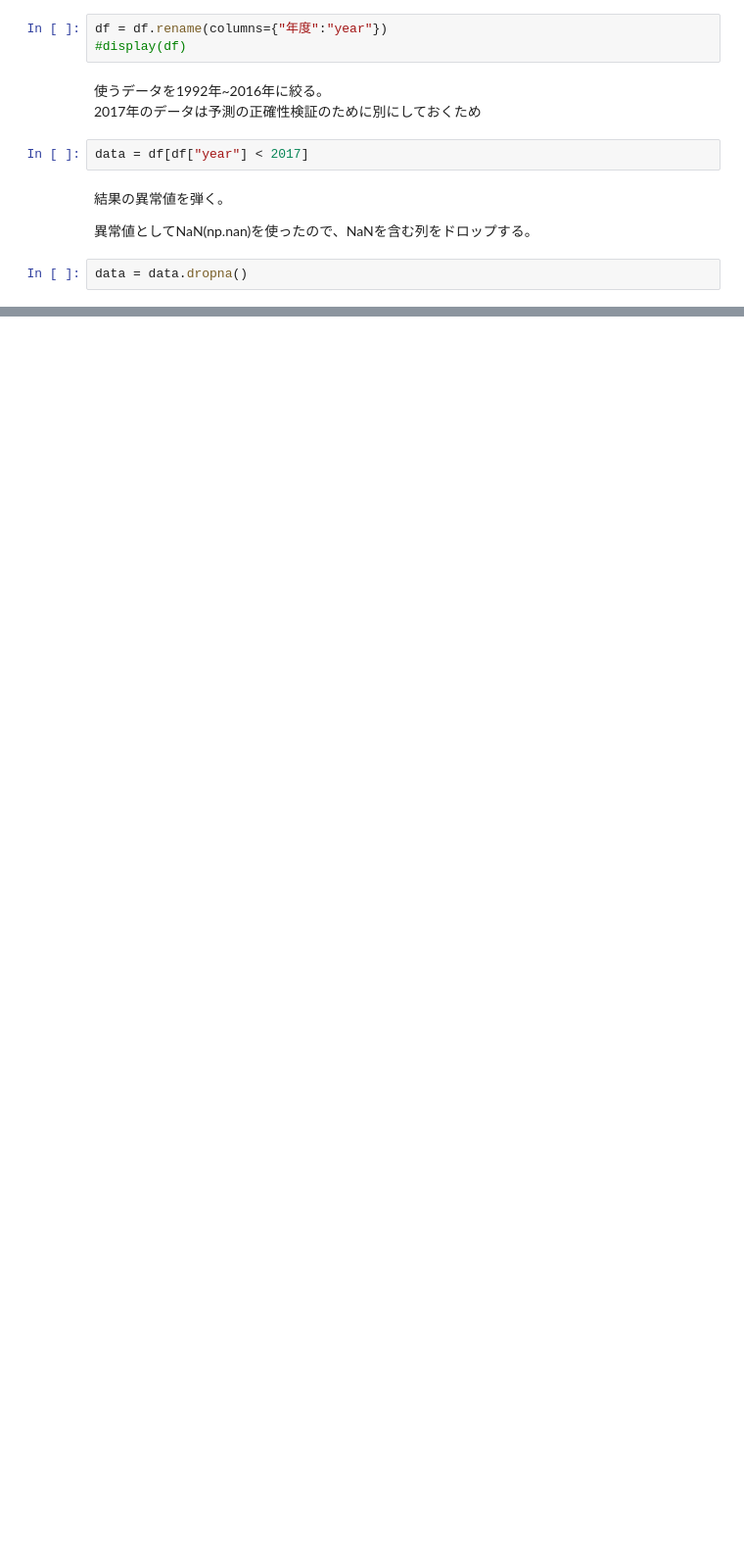
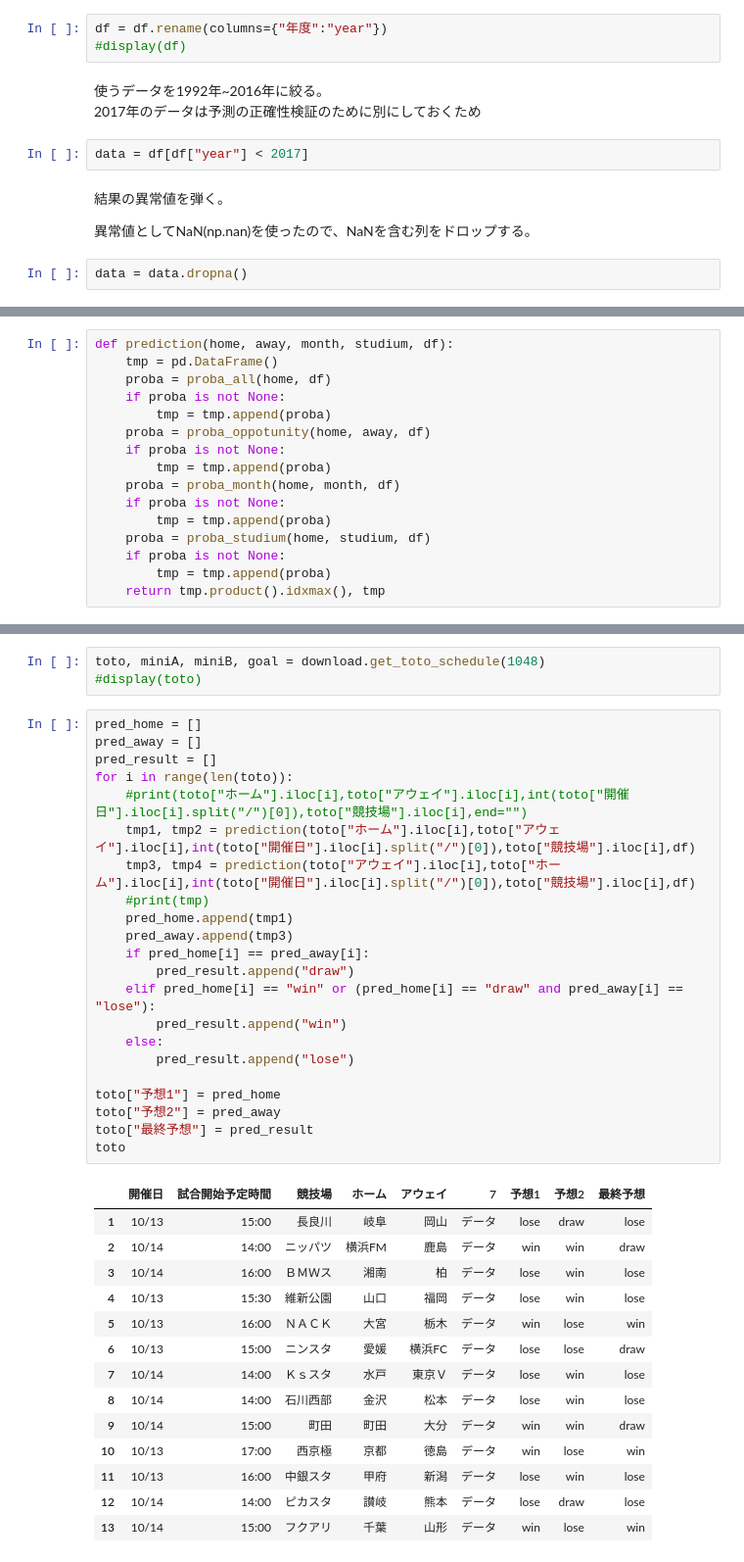
Before and after one commit to mark-n2/toto_notebook, a Jupyter notebook: toto_notebook.ipynb, the cells around one changed output, grey strips where cells are left out. Shown at 98% size. Drawn from its saved outputs; the diff is of its cells as text; blank space fills up the shorter version.

```diff
--- a/toto_notebook.ipynb
+++ b/toto_notebook.ipynb
@@ -251,0 +217,16 @@ len(predict[predict["result"]==predict["predict"]])/len(predict)
+# %%
+def prediction(home, away, month, studium, df):
+    tmp = pd.DataFrame()
+    proba = proba_all(home, df)
+    if proba is not None:
+        tmp = tmp.append(proba)
+    proba = proba_oppotunity(home, away, df)
+    if proba is not None:
+        tmp = tmp.append(proba)
+    proba = proba_month(home, month, df)
+    if proba is not None:
+        tmp = tmp.append(proba)
+    proba = proba_studium(home, studium, df)
+    if proba is not None:
+        tmp = tmp.append(proba)
+    return tmp.product().idxmax(), tmp
@@ -251,0 +274,40 @@ len(predict[predict["result"]==predict["predict"]])/len(predict)
+# %%
+toto, miniA, miniB, goal = download.get_toto_schedule(1048)
+#display(toto)
+# %%
+pred_home = []
+pred_away = []
+pred_result = []
+for i in range(len(toto)):
+    #print(toto["ホーム"].iloc[i],toto["アウェイ"].iloc[i],int(toto["開催日"].iloc[i].split("/")[0]),toto["競技場"].iloc[i],end="")
+    tmp1, tmp2 = prediction(toto["ホーム"].iloc[i],toto["アウェイ"].iloc[i],int(toto["開催日"].iloc[i].split("/")[0]),toto["競技場"].iloc[i],df)
+    tmp3, tmp4 = prediction(toto["アウェイ"].iloc[i],toto["ホーム"].iloc[i],int(toto["開催日"].iloc[i].split("/")[0]),toto["競技場"].iloc[i],df)
+    #print(tmp)
+    pred_home.append(tmp1)
+    pred_away.append(tmp3)
+    if pred_home[i] == pred_away[i]:
+        pred_result.append("draw")
+    elif pred_home[i] == "win" or (pred_home[i] == "draw" and pred_away[i] == "lose"):
+        pred_result.append("win")
+    else:
+        pred_result.append("lose")
+
+toto["予想1"] = pred_home
+toto["予想2"] = pred_away
+toto["最終予想"] = pred_result
+toto
+# %% [output]
+|  | 開催日 | 試合開始予定時間 | 競技場 | ホーム | アウェイ | 7 | 予想1 | 予想2 | 最終予想 |
+| 1 | 10/13 | 15:00 | 長良川 | 岐阜 | 岡山 | データ | lose | draw | lose |
+| 2 | 10/14 | 14:00 | ニッパツ | 横浜FM | 鹿島 | データ | win | win | draw |
+| 3 | 10/14 | 16:00 | ＢＭＷス | 湘南 | 柏 | データ | lose | win | lose |
+| 4 | 10/13 | 15:30 | 維新公園 | 山口 | 福岡 | データ | lose | win | lose |
+| 5 | 10/13 | 16:00 | ＮＡＣＫ | 大宮 | 栃木 | データ | win | lose | win |
+| 6 | 10/13 | 15:00 | ニンスタ | 愛媛 | 横浜FC | データ | lose | lose | draw |
+| 7 | 10/14 | 14:00 | Ｋｓスタ | 水戸 | 東京Ｖ | データ | lose | win | lose |
+| 8 | 10/14 | 14:00 | 石川西部 | 金沢 | 松本 | データ | lose | win | lose |
+| 9 | 10/14 | 15:00 | 町田 | 町田 | 大分 | データ | win | win | draw |
+| 10 | 10/13 | 17:00 | 西京極 | 京都 | 徳島 | データ | win | lose | win |
+| 11 | 10/13 | 16:00 | 中銀スタ | 甲府 | 新潟 | データ | lose | win | lose |
+| 12 | 10/14 | 14:00 | ピカスタ | 讃岐 | 熊本 | データ | lose | draw | lose |
+| 13 | 10/14 | 15:00 | フクアリ | 千葉 | 山形 | データ | win | lose | win |
```
Also changed, not shown: parts of 38 cells of this notebook, 5 other files.
